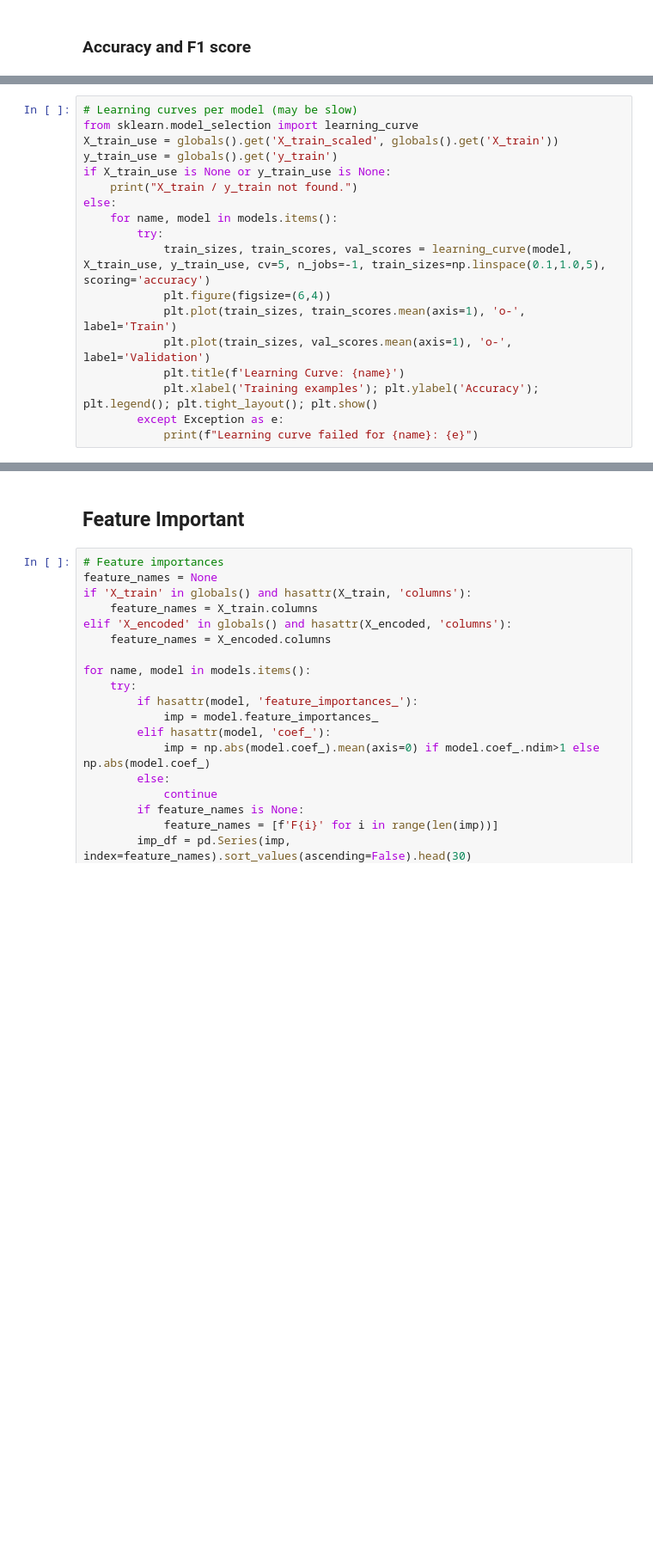
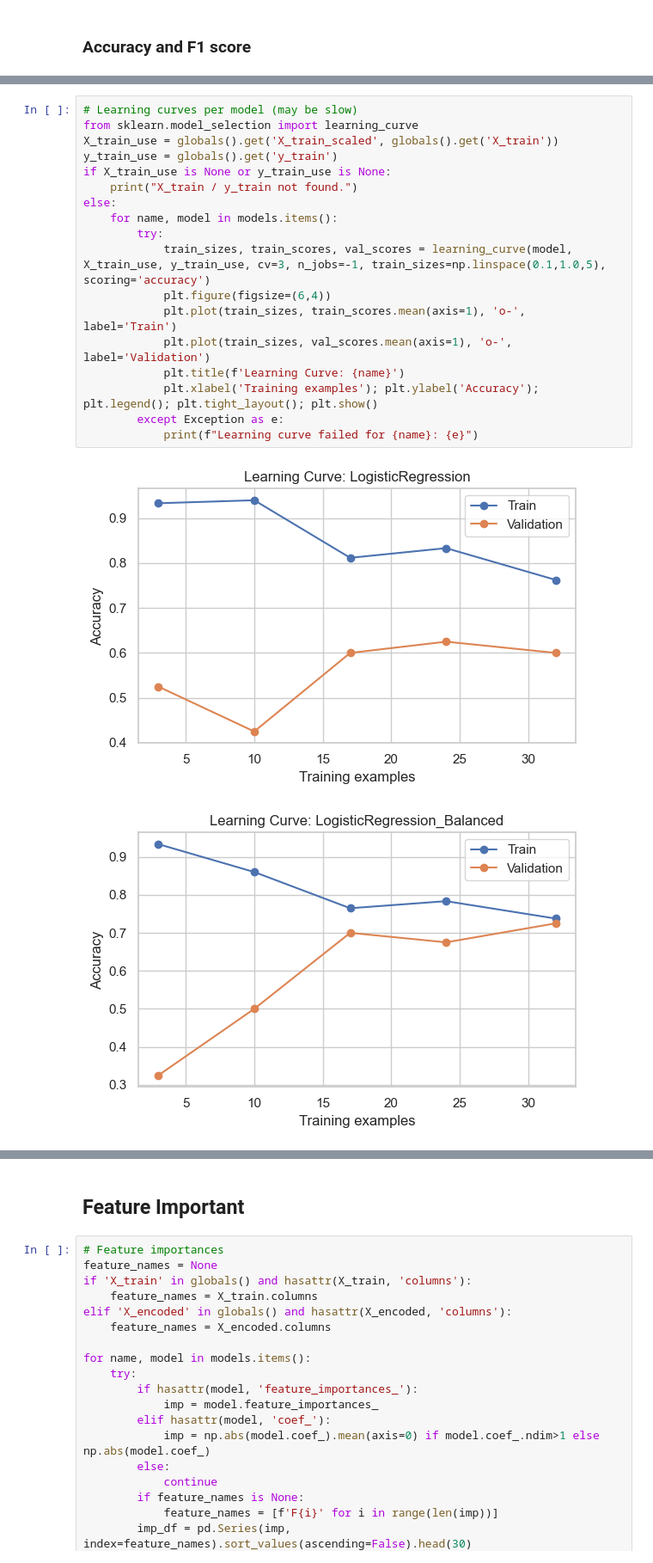
Before and after one commit to NamuNamusaki/Microalgae-senoir-project, a Jupyter notebook: Model_testing_pufa.ipynb, the cells around one changed output, grey strips where cells are left out. Shown at 86% size. Saved outputs shown, nothing was run; the diff lists cells and outputs as text; blank space fills up the shorter version.

```diff
--- a/Model_testing_pufa.ipynb
+++ b/Model_testing_pufa.ipynb
@@ -1683,19 +2252,21 @@ NameError: name 'models' is not defined
 # %%
 # Learning curves per model (may be slow)
 from sklearn.model_selection import learning_curve
 X_train_use = globals().get('X_train_scaled', globals().get('X_train'))
 y_train_use = globals().get('y_train')
 if X_train_use is None or y_train_use is None:
     print("X_train / y_train not found.")
 else:
     for name, model in models.items():
         try:
-            train_sizes, train_scores, val_scores = learning_curve(model, X_train_use, y_train_use, cv=5, n_jobs=-1, train_sizes=np.linspace(0.1,1.0,5), scoring='accuracy')
+            train_sizes, train_scores, val_scores = learning_curve(model, X_train_use, y_train_use, cv=3, n_jobs=-1, train_sizes=np.linspace(0.1,1.0,5), scoring='accuracy')
             plt.figure(figsize=(6,4))
             plt.plot(train_sizes, train_scores.mean(axis=1), 'o-', label='Train')
             plt.plot(train_sizes, val_scores.mean(axis=1), 'o-', label='Validation')
             plt.title(f'Learning Curve: {name}')
             plt.xlabel('Training examples'); plt.ylabel('Accuracy'); plt.legend(); plt.tight_layout(); plt.show()
         except Exception as e:
             print(f"Learning curve failed for {name}: {e}")
 # %% [output]
+[figure, added]
+[figure, added]
```
Also changed, not shown: parts of 53 cells of this notebook, 1 other file.
